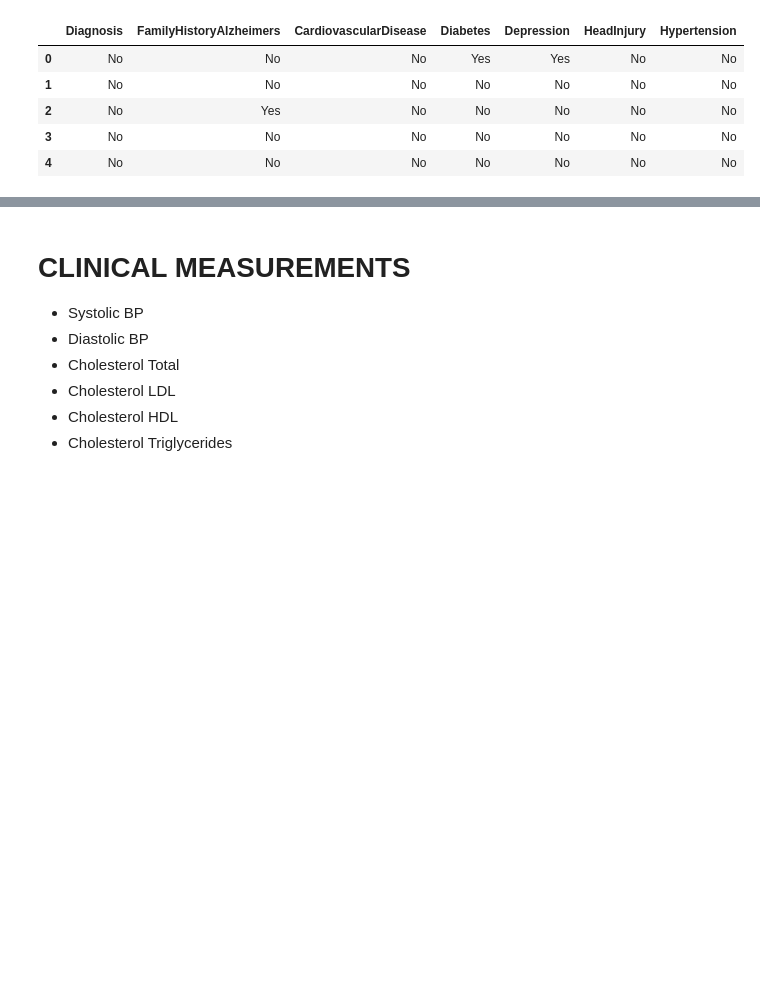
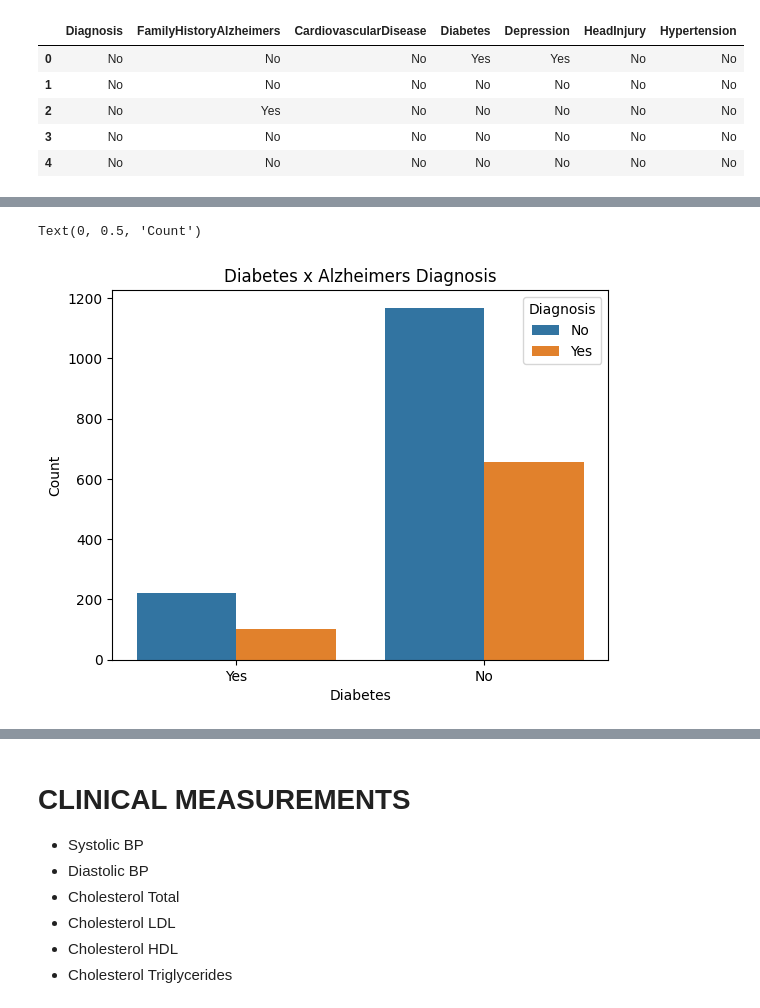
Before and after one commit to maddiejane25/Project-1, a Jupyter notebook: Alzheimers_data_MJ.ipynb, the cells around one changed output, grey strips where cells are left out. Cells and saved outputs as stored; diff of their text form; code cells hidden in the pictures; blank space fills up the shorter version.

```diff
--- a/Alzheimers_data_MJ.ipynb
+++ b/Alzheimers_data_MJ.ipynb
@@ -187,0 +211,10 @@ sns.countplot(x='FamilyHistoryAlzheimers', hue='Diagnosis', data=medical_history
+# %%
+# Plot a countplot of Diabetes vs Diagnosis
+
+sns.countplot(x='Diabetes', hue='Diagnosis', data=medical_history)
+plt.title('Diabetes x Alzheimers Diagnosis')
+plt.xlabel('Diabetes')
+plt.ylabel('Count')
+# %% [output]
+Text(0, 0.5, 'Count')
+[figure, added]
```
Also changed, not shown: parts of 6 cells of this notebook.
